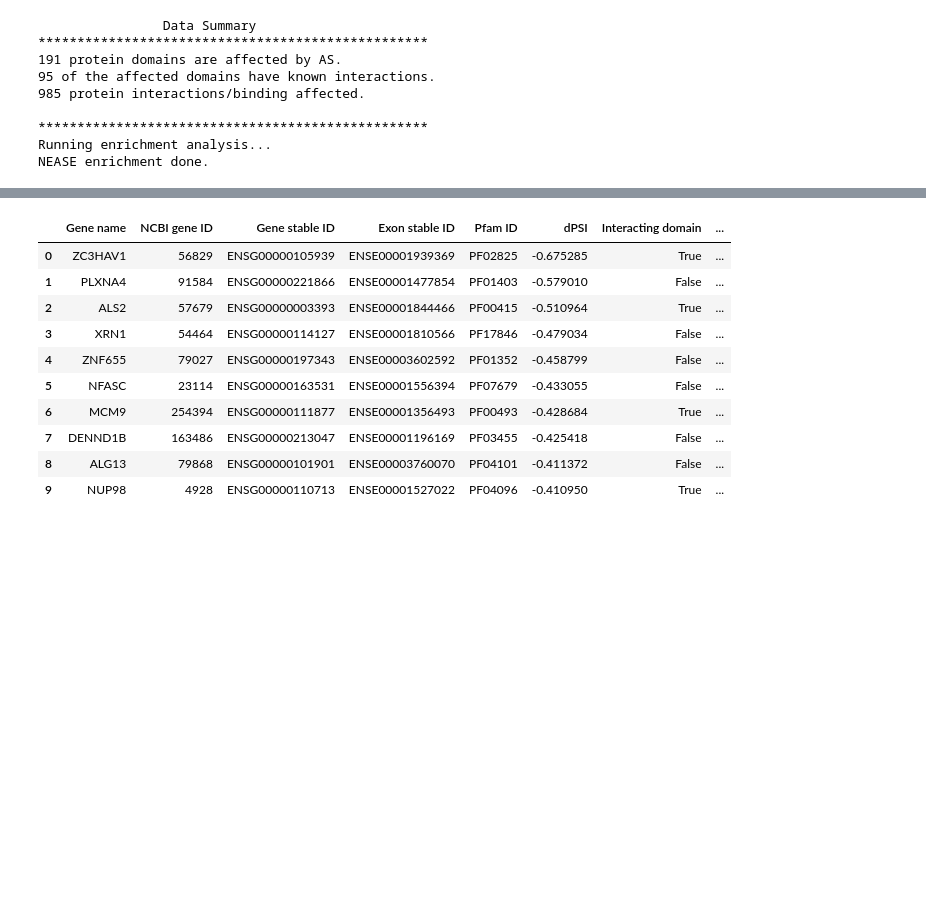
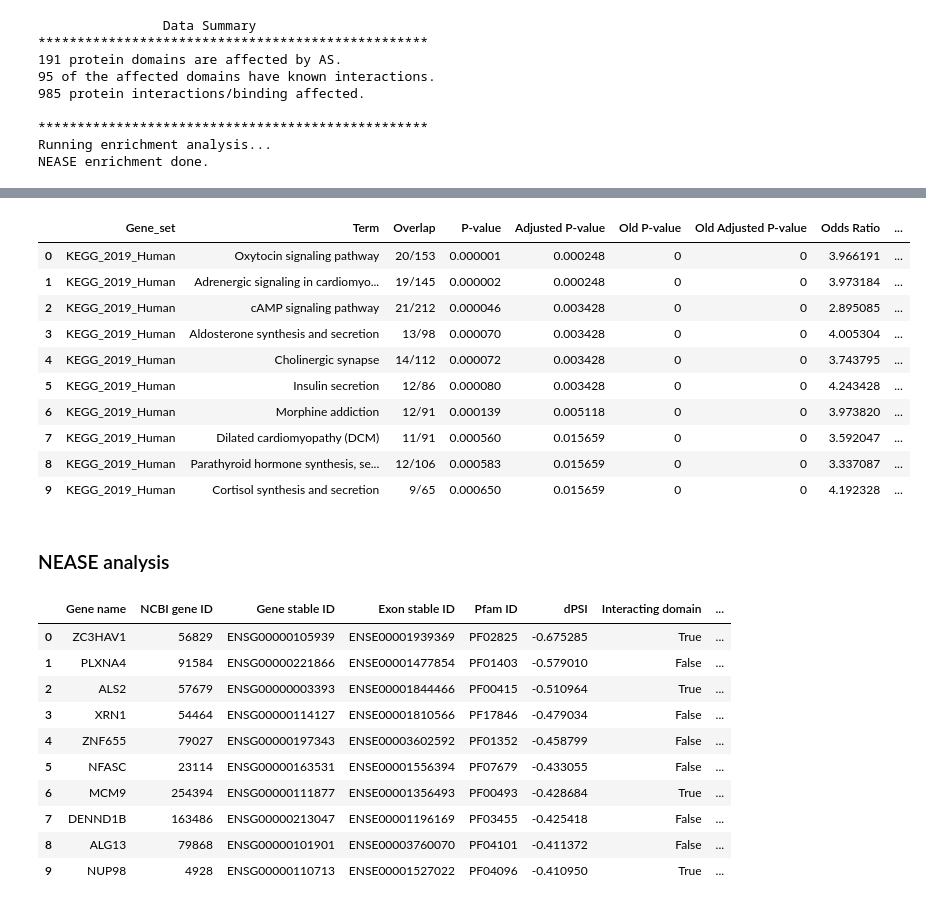
Before and after one commit to louadi/NEASE-tutorials, a Jupyter notebook: DCM_analysis.ipynb, the cells around one changed output, grey strips where cells are left out. Cells and saved outputs as stored; diff of their text form; code cells hidden in the pictures; blank space fills up the shorter version.

```diff
--- a/DCM_analysis.ipynb
+++ b/DCM_analysis.ipynb
@@ -36,3 +60,20 @@ NEASE enrichment done.
+# %%
+# Run on KEGG gene set
+events.classic_enrich(gseapy_databases=['KEGG_2019_Human']).head(10)
+# %% [output]
+|  | Gene_set | Term | Overlap | P-value | Adjusted P-value | Old P-value | Old Adjusted P-value | Odds Ratio | ... |
+| 0 | KEGG_2019_Human | Oxytocin signaling pathway | 20/153 | 0.000001 | 0.000248 | 0 | 0 | 3.966191 | ... |
+| 1 | KEGG_2019_Human | Adrenergic signaling in cardiomyo... | 19/145 | 0.000002 | 0.000248 | 0 | 0 | 3.973184 | ... |
+| 2 | KEGG_2019_Human | cAMP signaling pathway | 21/212 | 0.000046 | 0.003428 | 0 | 0 | 2.895085 | ... |
+| 3 | KEGG_2019_Human | Aldosterone synthesis and secretion | 13/98 | 0.000070 | 0.003428 | 0 | 0 | 4.005304 | ... |
+| 4 | KEGG_2019_Human | Cholinergic synapse | 14/112 | 0.000072 | 0.003428 | 0 | 0 | 3.743795 | ... |
+| 5 | KEGG_2019_Human | Insulin secretion | 12/86 | 0.000080 | 0.003428 | 0 | 0 | 4.243428 | ... |
+| 6 | KEGG_2019_Human | Morphine addiction | 12/91 | 0.000139 | 0.005118 | 0 | 0 | 3.973820 | ... |
+| 7 | KEGG_2019_Human | Dilated cardiomyopathy (DCM) | 11/91 | 0.000560 | 0.015659 | 0 | 0 | 3.592047 | ... |
+| 8 | KEGG_2019_Human | Parathyroid hormone synthesis, se... | 12/106 | 0.000583 | 0.015659 | 0 | 0 | 3.337087 | ... |
+| 9 | KEGG_2019_Human | Cortisol synthesis and secretion | 9/65 | 0.000650 | 0.015659 | 0 | 0 | 4.192328 | ... |
+# %% [markdown]
+### NEASE analysis
 # %%
 # Get list of all protein domais affected by AS.
 # A link to DIGGER database for lost/gained domain and their binding.
```
Also changed, not shown: parts of 16 cells of this notebook.
